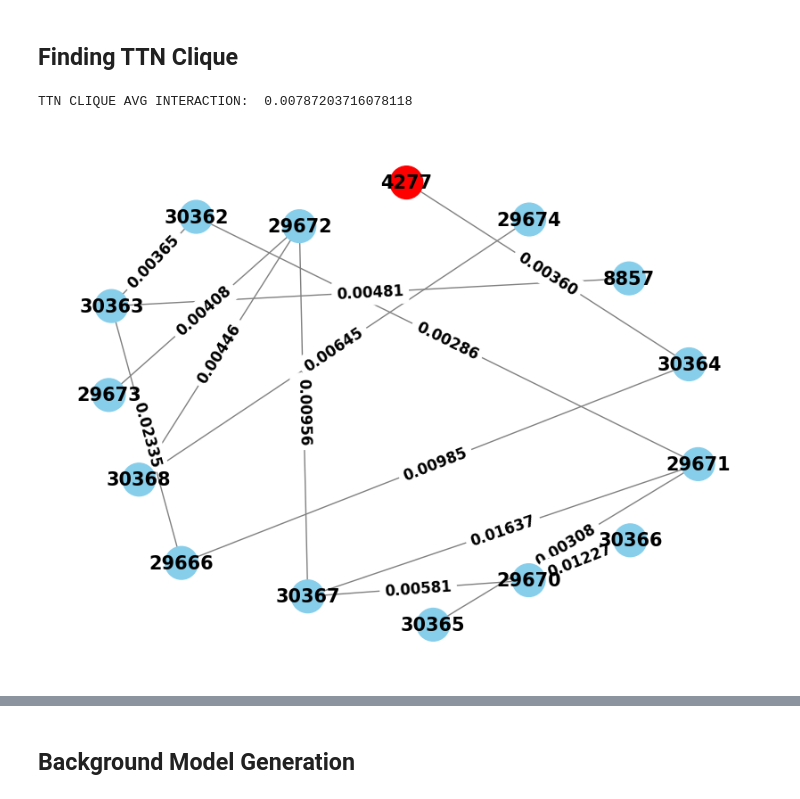
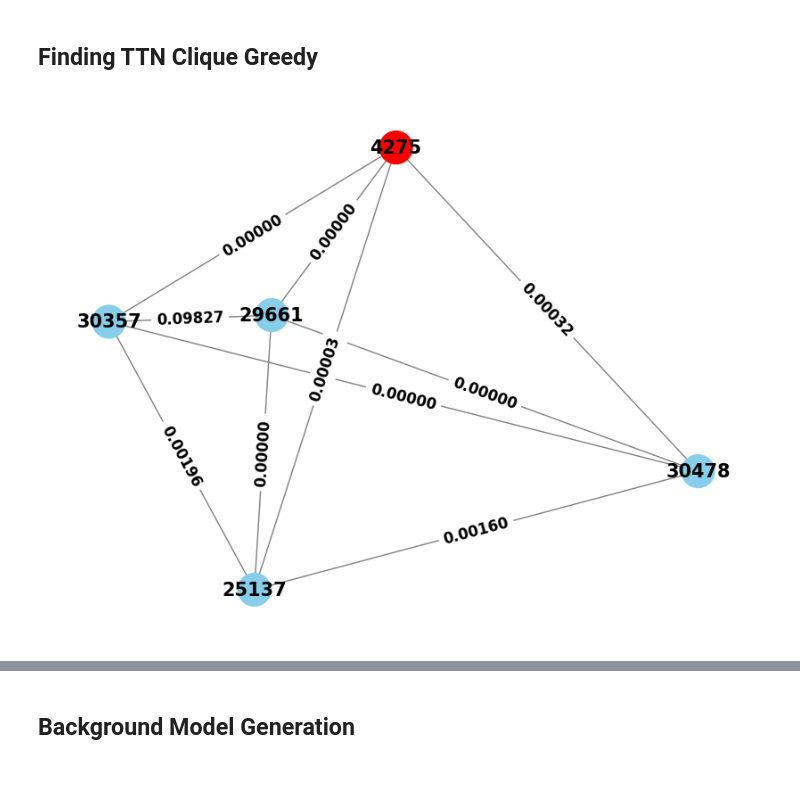
Before and after one commit to ethanoutangoun/chromatin-heart-dev, a Jupyter notebook: scripts/graph_construction.ipynb, the cells around one changed output, grey strips where cells are left out. Cells and saved outputs as stored; diff of their text form; code cells hidden in the pictures.

```diff
--- a/scripts/graph_construction.ipynb
+++ b/scripts/graph_construction.ipynb
@@ -20,4 +23,4 @@ contact_matrix = np.load('/Users/ethan/Desktop/chromatin-heart-dev/samples/conta
 # LOAD BIN MAP
 bin_map = f.load_bin_map('/Users/ethan/Desktop/chromatin-heart-dev/data/bin_map_human_100000.bed')
 # %% [markdown]
-## Finding TTN Clique
+## Finding TTN Clique Greedy
@@ -57,8 +27,7 @@ def clique_to_graph(graph_data, spacing=1.0, selected_bin=None, verbose=False):
-# %%
-TTN_BIN = 4277
-ttn_clique = f.find_clique_greedy(contact_matrix, 15, TTN_BIN, bin_map)
-print("TTN CLIQUE AVG INTERACTION: ", ttn_clique['score'])
-G_TTN = clique_to_graph(ttn_clique, selected_bin=TTN_BIN, verbose=True)
-# %% [output]
-TTN CLIQUE AVG INTERACTION:  0.00787203716078118
-[figure, removed]
+# %%
+TTN_BIN = 4275
+ttn_clique = f.find_clique_greedy(contact_matrix, 5, TTN_BIN, bin_map)
+G_TTN = f.clique_to_graph(contact_matrix, ttn_clique, TTN_BIN)
+score_greedy = f.calculate_avg_interaction_strength(contact_matrix, ttn_clique)
+# %% [output]
+[figure, added]
```
Also changed, not shown: parts of 42 cells of this notebook, 15 other files.
